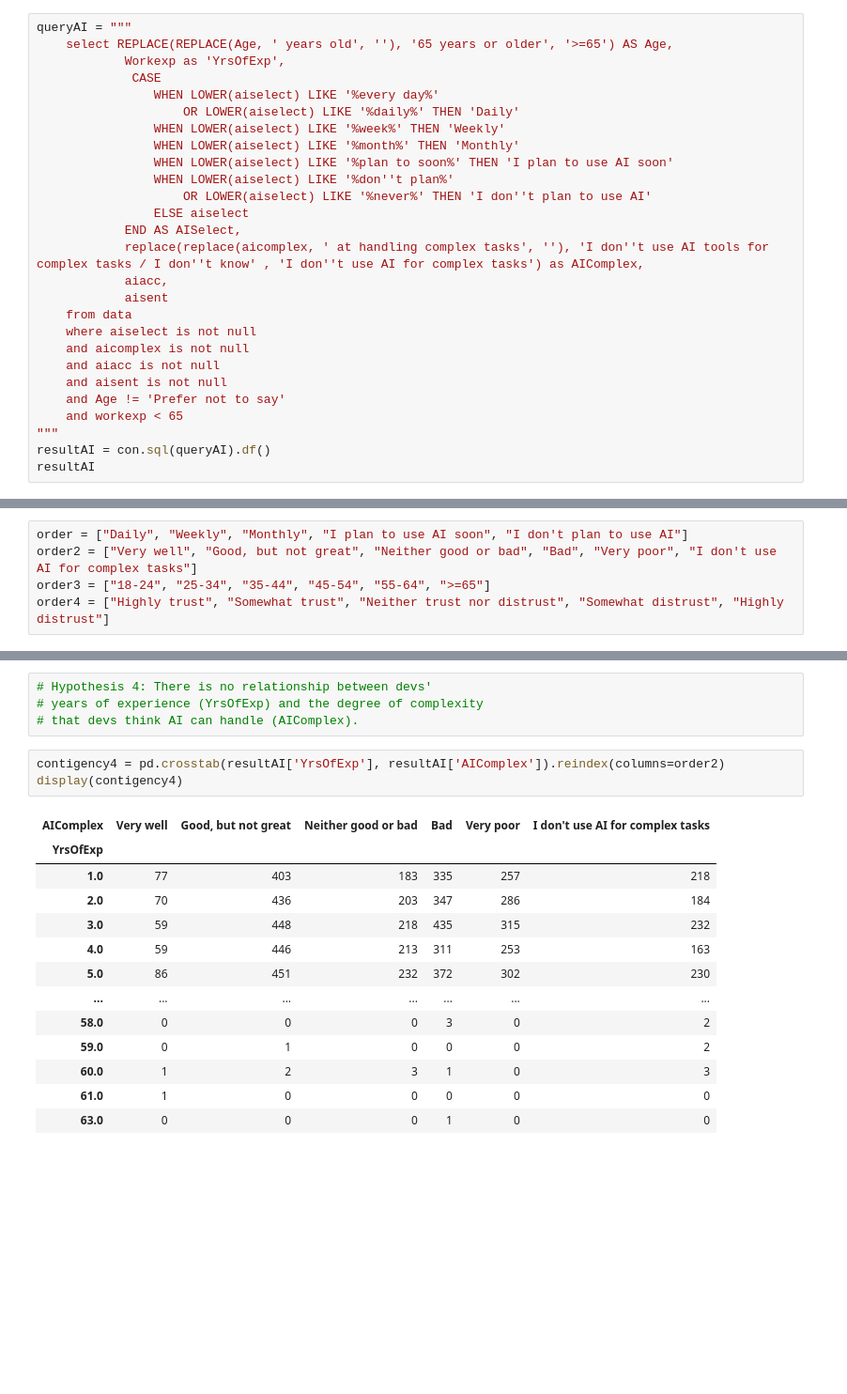
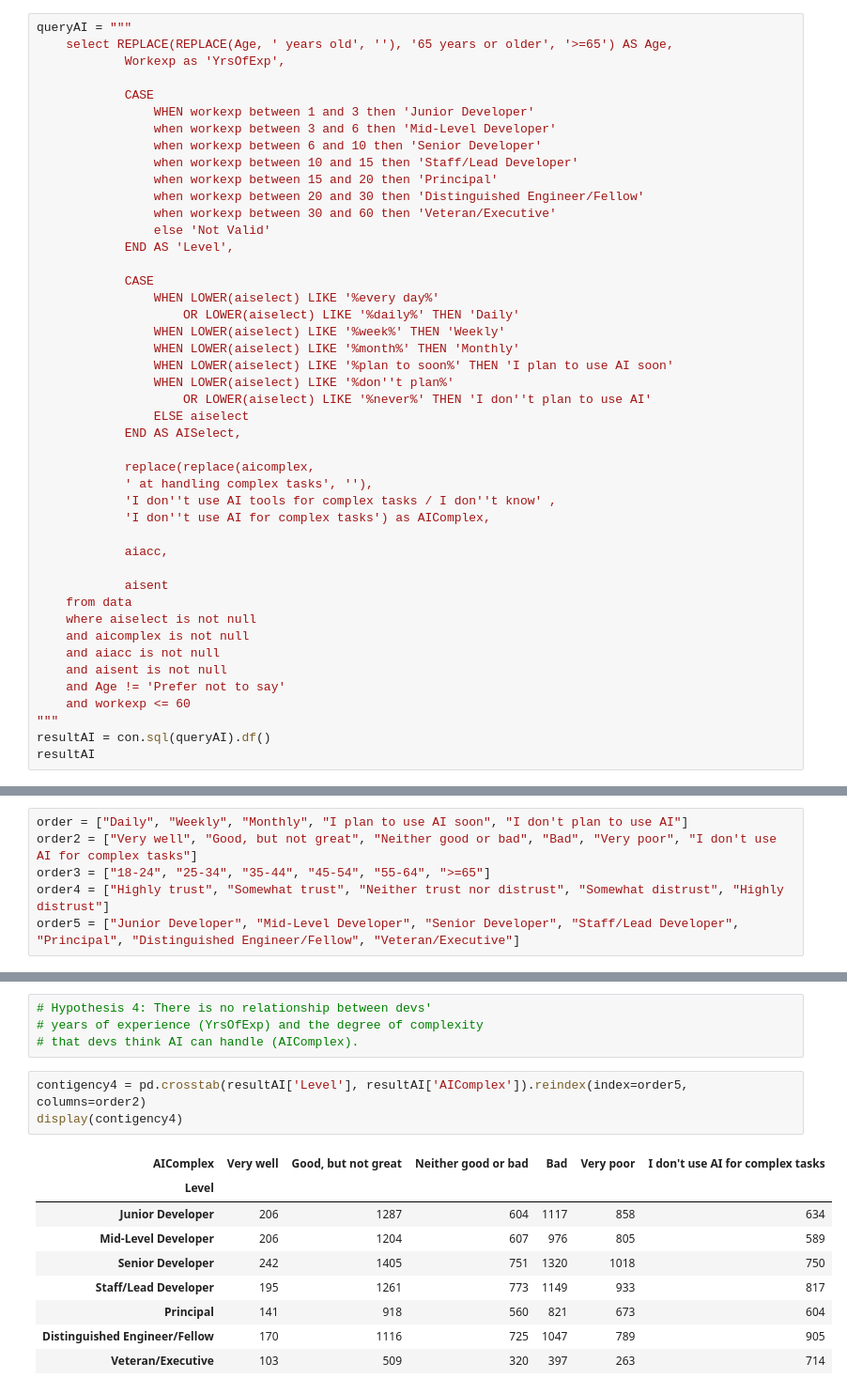
Before and after one commit to huyqng1412/stackoverflow_2025_project, a Jupyter notebook: so2025_vis.ipynb, the cells around one changed output, grey strips where cells are left out. Shown at 94% size. Drawn from its saved outputs; the diff is of its cells as text; blank space fills up the shorter version.

```diff
--- a/so2025_vis.ipynb
+++ b/so2025_vis.ipynb
@@ -202,7 +202,19 @@ plt.show()
 queryAI = """
     select REPLACE(REPLACE(Age, ' years old', ''), '65 years or older', '>=65') AS Age,
             Workexp as 'YrsOfExp',
-             CASE
+
+            CASE
+                WHEN workexp between 1 and 3 then 'Junior Developer'
+                when workexp between 3 and 6 then 'Mid-Level Developer'
+                when workexp between 6 and 10 then 'Senior Developer'
+                when workexp between 10 and 15 then 'Staff/Lead Developer'
+                when workexp between 15 and 20 then 'Principal'
+                when workexp between 20 and 30 then 'Distinguished Engineer/Fellow'
+                when workexp between 30 and 60 then 'Veteran/Executive'
+                else 'Not Valid'
+            END AS 'Level',
+
+            CASE
                 WHEN LOWER(aiselect) LIKE '%every day%'
                     OR LOWER(aiselect) LIKE '%daily%' THEN 'Daily'
                 WHEN LOWER(aiselect) LIKE '%week%' THEN 'Weekly'
@@ -212,8 +224,14 @@ queryAI = """
                     OR LOWER(aiselect) LIKE '%never%' THEN 'I don''t plan to use AI'
                 ELSE aiselect
             END AS AISelect,
-            replace(replace(aicomplex, ' at handling complex tasks', ''), 'I don''t use AI tools for complex tasks / I don''t know' , 'I don''t use AI for complex tasks') as AIComplex,
+
+            replace(replace(aicomplex,
+            ' at handling complex tasks', ''),
+            'I don''t use AI tools for complex tasks / I don''t know' ,
+            'I don''t use AI for complex tasks') as AIComplex,
+
             aiacc,
+
             aisent
     from data
     where aiselect is not null
@@ -221,7 +239,7 @@ queryAI = """
     and aiacc is not null
     and aisent is not null
     and Age != 'Prefer not to say'
-    and workexp < 65
+    and workexp <= 60
 """
 resultAI = con.sql(queryAI).df()
 resultAI
@@ -244,6 +262,7 @@ order = ["Daily", "Weekly", "Monthly", "I plan to use AI soon", "I don't plan to
 order2 = ["Very well", "Good, but not great", "Neither good or bad", "Bad", "Very poor", "I don't use AI for complex tasks"]
 order3 = ["18-24", "25-34", "35-44", "45-54", "55-64", ">=65"]
 order4 = ["Highly trust", "Somewhat trust", "Neither trust nor distrust", "Somewhat distrust", "Highly distrust"]
+order5 = ["Junior Developer", "Mid-Level Developer", "Senior Developer", "Staff/Lead Developer", "Principal", "Distinguished Engineer/Fellow", "Veteran/Executive"]
 # %%
 resultAI.to_csv("ai_use.csv")
 # %%
@@ -415,19 +434,15 @@ plt.show()
 # years of experience (YrsOfExp) and the degree of complexity
 # that devs think AI can handle (AIComplex).
 # %%
-contigency4 = pd.crosstab(resultAI['YrsOfExp'], resultAI['AIComplex']).reindex(columns=order2)
+contigency4 = pd.crosstab(resultAI['Level'], resultAI['AIComplex']).reindex(index=order5, columns=order2)
 display(contigency4)
 # %% [output]
 | AIComplex | Very well | Good, but not great | Neither good or bad | Bad | Very poor | I don't use AI for complex tasks |
-| YrsOfExp |  |  |  |  |  |  |
-| 1.0 | 77 | 403 | 183 | 335 | 257 | 218 |
-| 2.0 | 70 | 436 | 203 | 347 | 286 | 184 |
-| 3.0 | 59 | 448 | 218 | 435 | 315 | 232 |
-| 4.0 | 59 | 446 | 213 | 311 | 253 | 163 |
-| 5.0 | 86 | 451 | 232 | 372 | 302 | 230 |
-| ... | ... | ... | ... | ... | ... | ... |
-| 58.0 | 0 | 0 | 0 | 3 | 0 | 2 |
-| 59.0 | 0 | 1 | 0 | 0 | 0 | 2 |
-| 60.0 | 1 | 2 | 3 | 1 | 0 | 3 |
-| 61.0 | 1 | 0 | 0 | 0 | 0 | 0 |
-| 63.0 | 0 | 0 | 0 | 1 | 0 | 0 |
+| Level |  |  |  |  |  |  |
+| Junior Developer | 206 | 1287 | 604 | 1117 | 858 | 634 |
+| Mid-Level Developer | 206 | 1204 | 607 | 976 | 805 | 589 |
+| Senior Developer | 242 | 1405 | 751 | 1320 | 1018 | 750 |
+| Staff/Lead Developer | 195 | 1261 | 773 | 1149 | 933 | 817 |
+| Principal | 141 | 918 | 560 | 821 | 673 | 604 |
+| Distinguished Engineer/Fellow | 170 | 1116 | 725 | 1047 | 789 | 905 |
+| Veteran/Executive | 103 | 509 | 320 | 397 | 263 | 714 |
```
Also changed, not shown: parts of 13 cells of this notebook, 1 other file.
